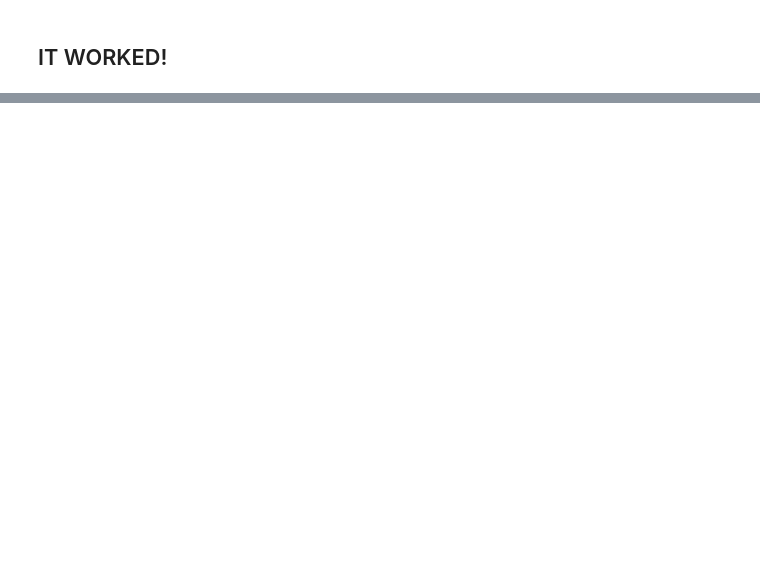
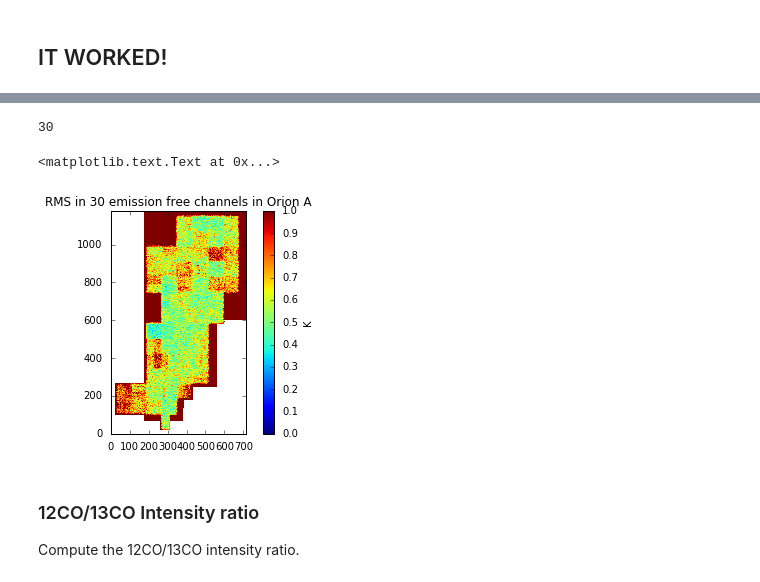
Before and after one commit to jrobbfed/carma, a Jupyter notebook: notebooks/Calculate Shell Mass, Momentum and Kinetic Energy.ipynb, the cells around one changed output, grey strips where cells are left out. Cells and saved outputs as stored; diff of their text form; code cells hidden in the pictures; blank space fills up the shorter version.

```diff
--- a/notebooks/Calculate Shell Mass, Momentum and Kinetic Energy.ipynb
+++ b/notebooks/Calculate Shell Mass, Momentum and Kinetic Energy.ipynb
@@ -182,0 +185,27 @@ plt.imshow(obs_cube_masked[40].data, interpolation='none')
+# %%
+def rms_map(cube=None, velocity_range=[[-3.,-0.1], [19.,20.]]*u.km/u.s):
+    """
+    Returns 2D array of the standard deviation of a spectral cube,
+    calculated only in the emission-free channels.
+    """
+    cube.filled_data[:,:,:]
+    channel_range = [[cube.closest_spectral_channel(vpair[0]),
+                  cube.closest_spectral_channel(vpair[1])]
+                 for vpair in velocity_range]
+
+    emissionless_channels = np.concatenate([np.arange(c[0], c[1]+1) for c in channel_range])
+    print(len(emissionless_channels))
+    #print(emissionless_channels)
+    emissionless_cube = cube.unmasked_data[emissionless_channels,:,:]
+    rms_map = np.nanstd(emissionless_cube, axis=0)
+    return rms_map
+# %%
+nro_12co = "../nro_maps/12CO_20170514_FOREST-BEARS_spheroidal_grid7.5_dV0.099kms_xyb_YS.fits"
+subcube_shell = SpectralCube.read(nro_12co).subcube(
+        obs_cube_masked.longitude_extrema[1],
+        obs_cube_masked.longitude_extrema[0],
+        obs_cube_masked.latitude_extrema[0],
+        obs_cube_masked.latitude_extrema[1])
+plt.imshow(rms_map(cube=subcube_shell).value, interpolation='none')
+plt.colorbar(label="K")
+plt.title('12CO RMS in 30 emission free channels around T Ori Shell')
@@ -182,0 +216,13 @@ plt.imshow(obs_cube_masked[40].data, interpolation='none')
+# %%
+plt.imshow(rms_map(
+        cube=SpectralCube.read(nro_12co)).value,
+           interpolation='none', vmin=0, vmax=1)
+plt.colorbar(label="K")
+plt.title('RMS in 30 emission free channels in Orion A')
+# %% [output]
+30
+<matplotlib.text.Text at 0x...>
+[figure, added]
+# %% [markdown]
+### 12CO/13CO Intensity ratio
+Compute the 12CO/13CO intensity ratio.
```
Also changed, not shown: parts of 21 cells of this notebook, 2 other files.
